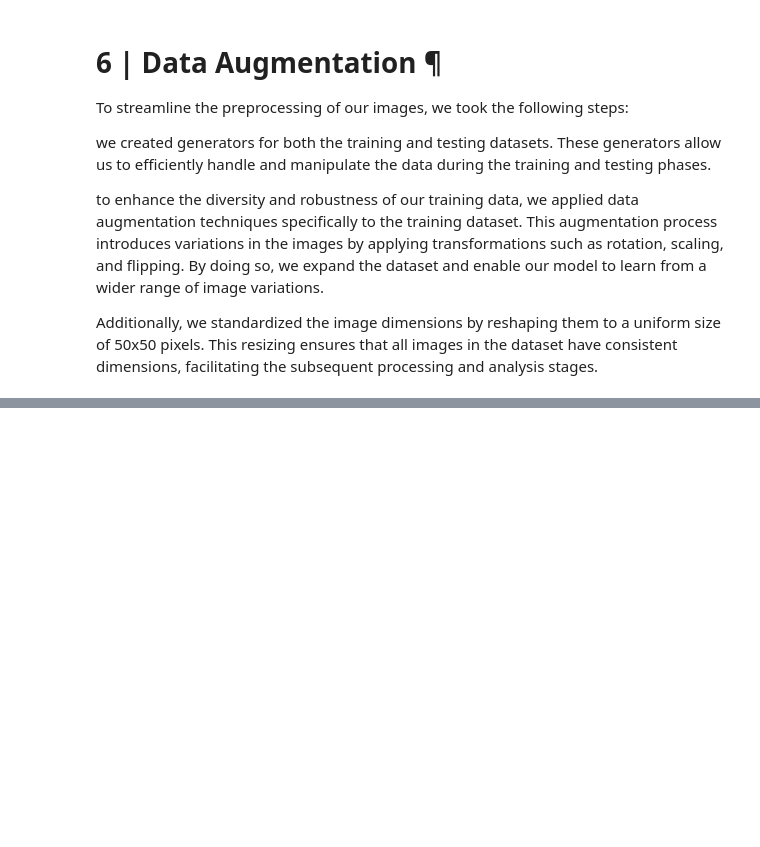
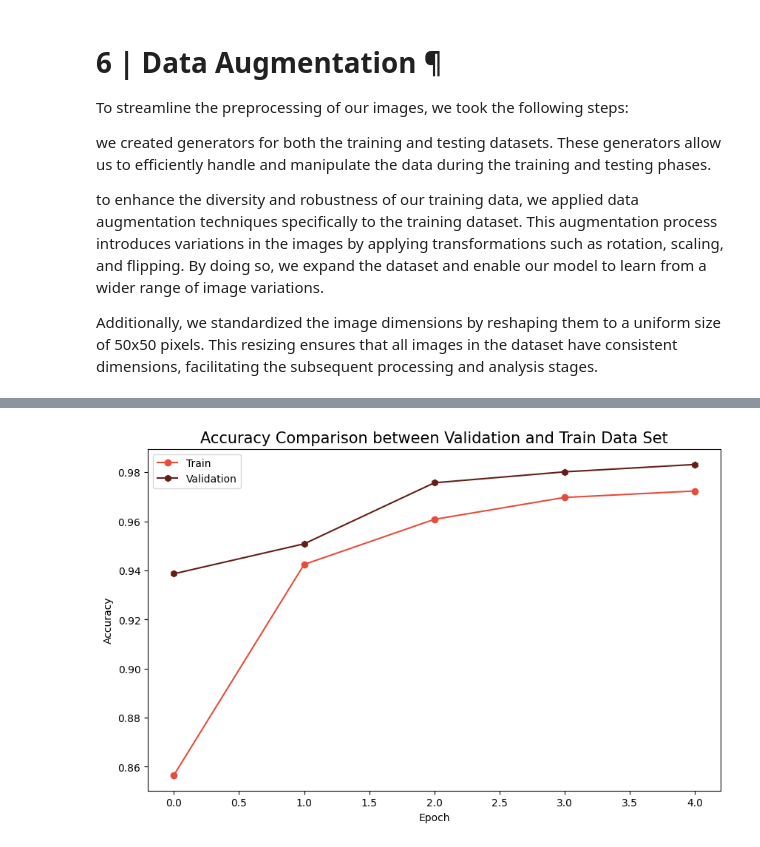
Before and after one commit to Abhishek-guptaaa/Rice-image-classification-Using-Deep-learing, a Jupyter notebook: Rice_image_classification_Using_Dee_learing.ipynb, the cells around one changed output, grey strips where cells are left out. Cells and saved outputs as stored; diff of their text form; code cells hidden in the pictures; blank space fills up the shorter version.

```diff
--- a/Rice_image_classification_Using_Dee_learing.ipynb
+++ b/Rice_image_classification_Using_Dee_learing.ipynb
@@ -241,0 +277,14 @@ Found 15000 validated image filenames belonging to 5 classes.
+# %%
+import matplotlib.pyplot as plt
+
+# Accuracy comparison between Validation and Train Data set
+plt.figure(figsize=(10, 6))
+plt.plot(history.history['accuracy'], color="#E74C3C", marker='o')  # Training accuracy
+plt.plot(history.history['val_accuracy'], color='#641E16', marker='h')  # Validation accuracy
+plt.title('Accuracy Comparison between Validation and Train Data Set', fontsize=15)
+plt.ylabel('Accuracy')
+plt.xlabel('Epoch')
+plt.legend(['Train', 'Validation'], loc='best')
+plt.show()
+# %% [output]
+[figure, added]
```
Also changed, not shown: parts of 5 cells of this notebook.
